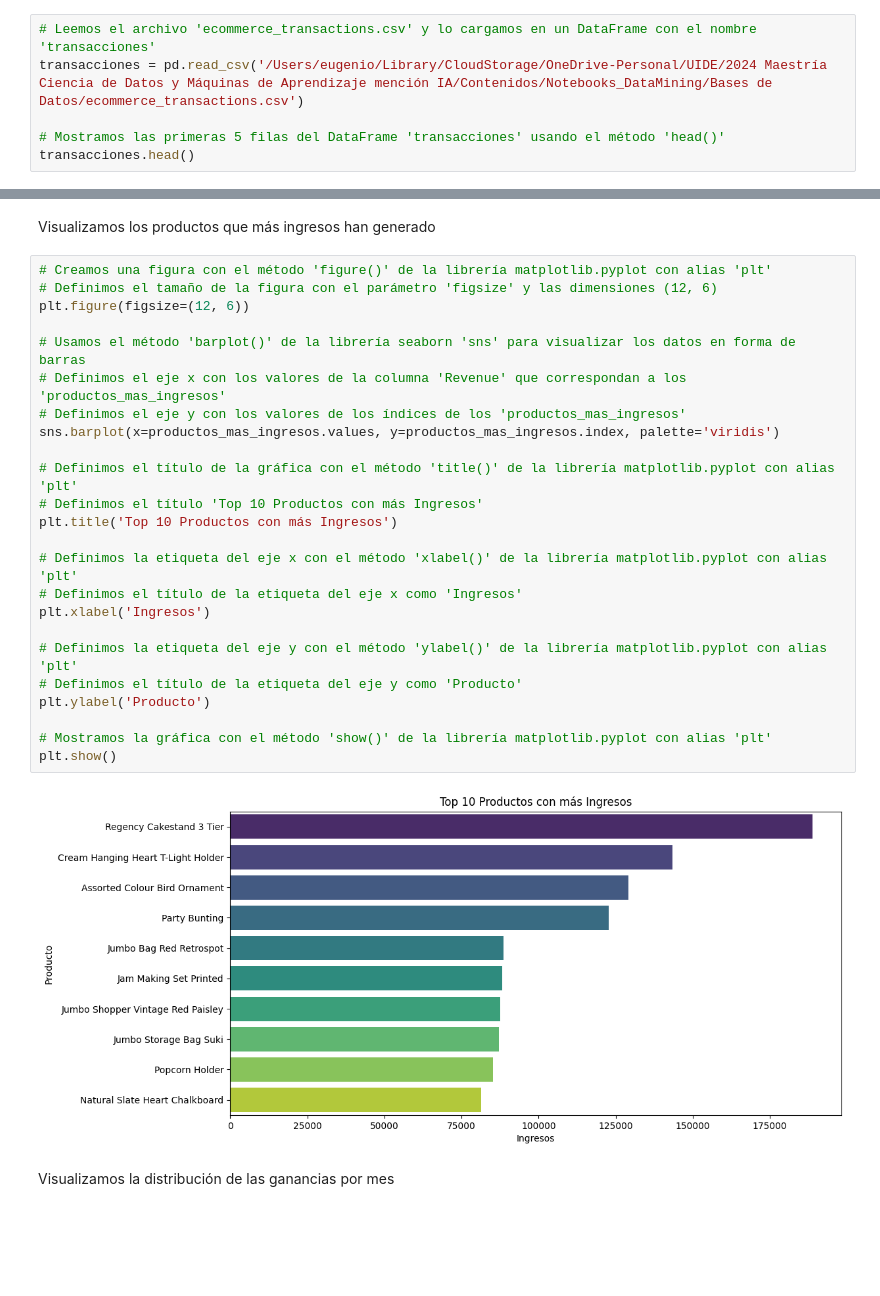
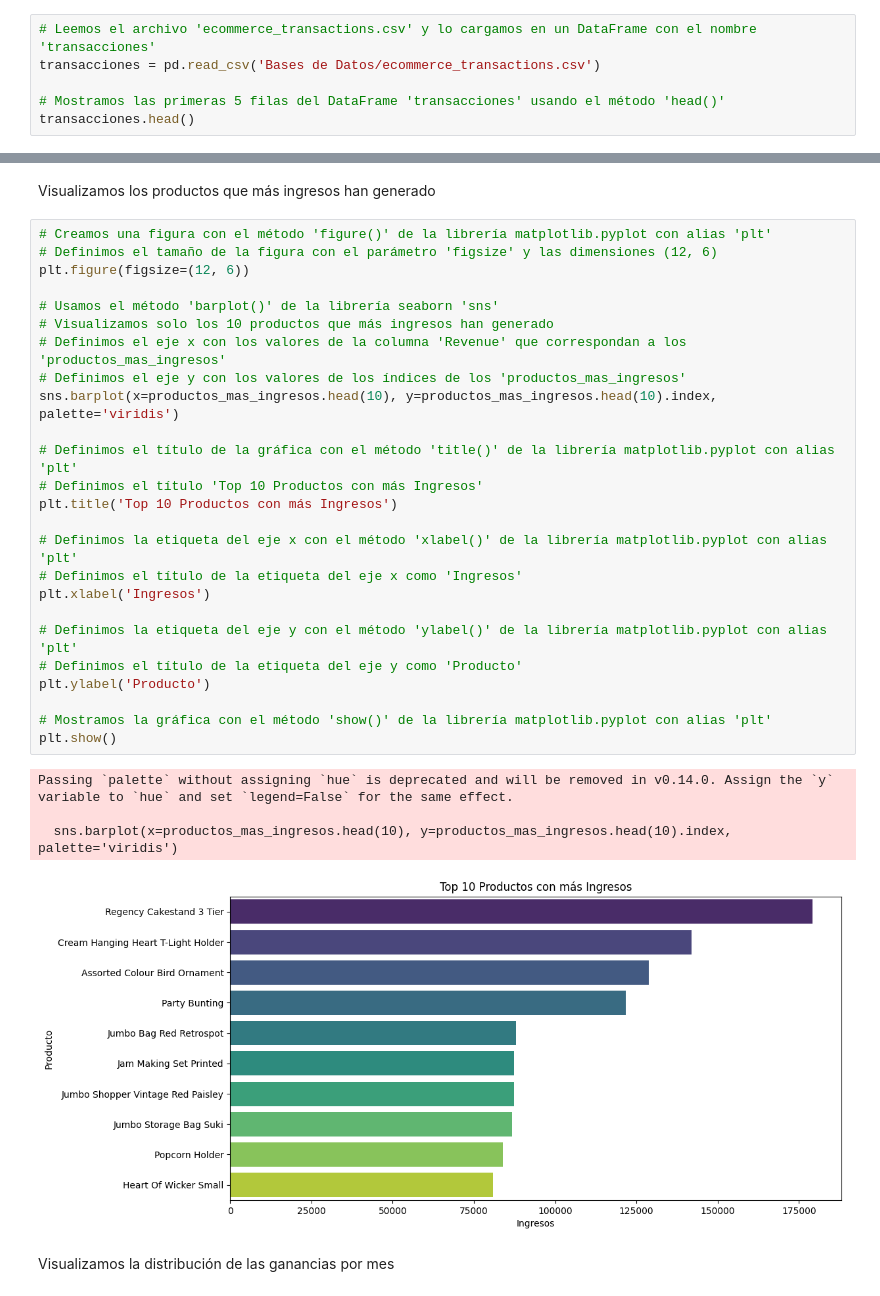
Before and after one commit to eugeniomorocho/Notebooks_DataMining, a Jupyter notebook: Tema 2 - Preprocesamiento de Datos en Data Mining/Prueba práctica 2 - Manejo de outliers y operaciones por grupo para transacciones e-commerce.ipynb, the cells around one changed output, grey strips where cells are left out. Cells and saved outputs as stored; diff of their text form; blank space fills up the shorter version.

```diff
--- a/Tema 2 - Preprocesamiento de Datos en Data Mining/Prueba práctica 2 - Manejo de outliers y operaciones por grupo para transacciones e-commerce.ipynb
+++ b/Tema 2 - Preprocesamiento de Datos en Data Mining/Prueba práctica 2 - Manejo de outliers y operaciones por grupo para transacciones e-commerce.ipynb
@@ -41,7 +43,7 @@ import datetime as dt
 #### Carga y preprocesamiento de datos
 # %%
 # Leemos el archivo 'ecommerce_transactions.csv' y lo cargamos en un DataFrame con el nombre 'transacciones'
-transacciones = pd.read_csv('/Users/eugenio/Library/CloudStorage/OneDrive-Personal/UIDE/2024 Maestría Ciencia de Datos y Máquinas de Aprendizaje mención IA/Contenidos/Notebooks_DataMining/Bases de Datos/ecommerce_transactions.csv')
+transacciones = pd.read_csv('Bases de Datos/ecommerce_transactions.csv')
 
 # Mostramos las primeras 5 filas del DataFrame 'transacciones' usando el método 'head()'
 transacciones.head()
@@ -233,29 +256,33 @@ Visualizamos los productos que más ingresos han generado
 # %%
 # Creamos una figura con el método 'figure()' de la librería matplotlib.pyplot con alias 'plt'
 # Definimos el tamaño de la figura con el parámetro 'figsize' y las dimensiones (12, 6)
 plt.figure(figsize=(12, 6))
 
-# Usamos el método 'barplot()' de la librería seaborn 'sns' para visualizar los datos en forma de barras
+# Usamos el método 'barplot()' de la librería seaborn 'sns'
+# Visualizamos solo los 10 productos que más ingresos han generado
 # Definimos el eje x con los valores de la columna 'Revenue' que correspondan a los 'productos_mas_ingresos'
 # Definimos el eje y con los valores de los índices de los 'productos_mas_ingresos'
-sns.barplot(x=productos_mas_ingresos.values, y=productos_mas_ingresos.index, palette='viridis')
+sns.barplot(x=productos_mas_ingresos.head(10), y=productos_mas_ingresos.head(10).index, palette='viridis')
 
 # Definimos el título de la gráfica con el método 'title()' de la librería matplotlib.pyplot con alias 'plt'
 # Definimos el título 'Top 10 Productos con más Ingresos'
 plt.title('Top 10 Productos con más Ingresos')
 
 # Definimos la etiqueta del eje x con el método 'xlabel()' de la librería matplotlib.pyplot con alias 'plt'
 # Definimos el título de la etiqueta del eje x como 'Ingresos'
 plt.xlabel('Ingresos')
 
 # Definimos la etiqueta del eje y con el método 'ylabel()' de la librería matplotlib.pyplot con alias 'plt'
 # Definimos el título de la etiqueta del eje y como 'Producto'
 plt.ylabel('Producto')
 
 # Mostramos la gráfica con el método 'show()' de la librería matplotlib.pyplot con alias 'plt'
 plt.show()
 # %% [output]
+Passing `palette` without assigning `hue` is deprecated and will be removed in v0.14.0. Assign the `y` variable to `hue` and set `legend=False` for the same effect.
+
+  sns.barplot(x=productos_mas_ingresos.head(10), y=productos_mas_ingresos.head(10).index, palette='viridis')
-[figure, old version]
+[figure, new version]
 # %% [markdown]
 Visualizamos la distribución de las ganancias por mes
 # %%
```
Also changed, not shown: parts of 11 cells of this notebook.
